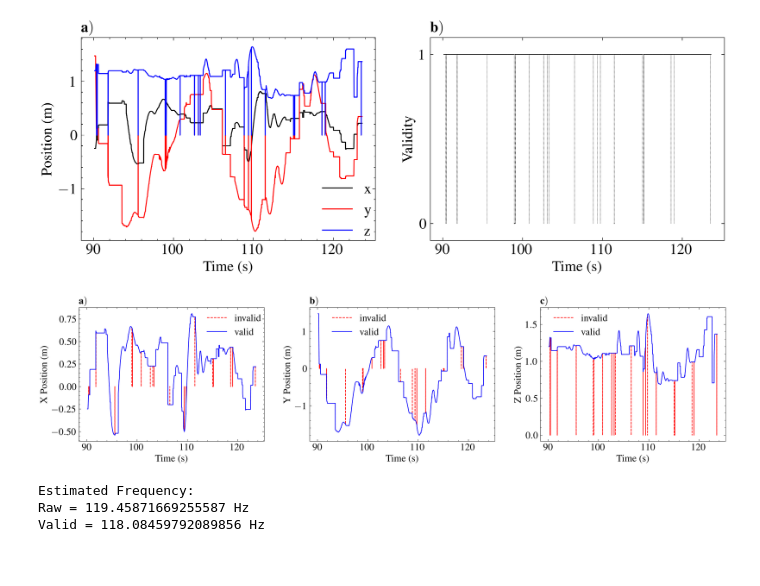
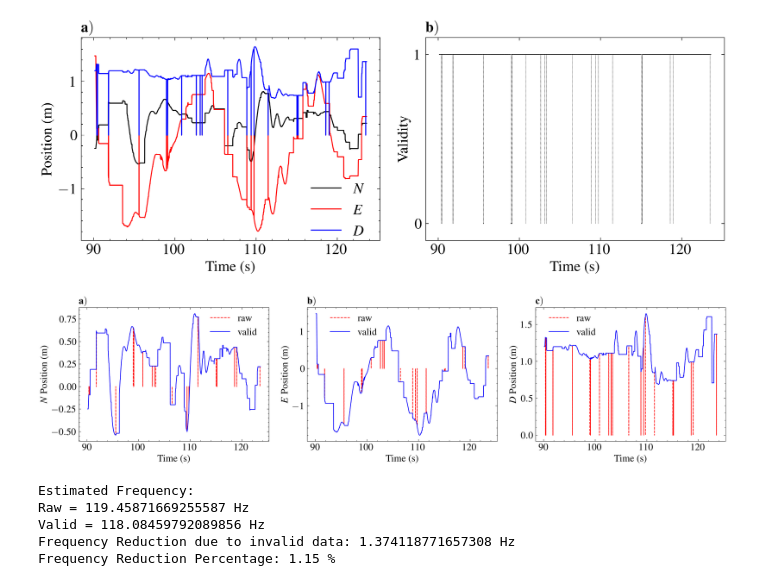
Before and after one commit to ringe-n-5525079/mocap-fyp, a Jupyter notebook: arduino_testing/Xbee_Arduino_Data_Capture_Tests/Paper_Plotting/checksums.ipynb, the cells around one changed output. Saved outputs shown, nothing was run; the diff lists cells and outputs as text; code cells hidden in the pictures.

```diff
--- a/arduino_testing/Xbee_Arduino_Data_Capture_Tests/Paper_Plotting/checksums.ipynb
+++ b/arduino_testing/Xbee_Arduino_Data_Capture_Tests/Paper_Plotting/checksums.ipynb
@@ -74,35 +74,35 @@ valid = valid[subset_idx]
 # %%
 # Plot raw and validity in a subplot
 plt.figure(figsize=(10,4))
 plt.subplot(1,2,1)
-plt.plot(t, x, linestyle='-', label='x')
-plt.plot(t, y, linestyle='-', label='y')
-plt.plot(t, z, linestyle='-', label='z')
+plt.plot(t, x, linestyle='-', label='$N$')
+plt.plot(t, y, linestyle='-', label='$E$')
+plt.plot(t, z, linestyle='-', label='$D$')
 plt.xlabel('Time (s)')
 plt.ylabel('Position (m)')
 plt.title(r'$\bf{a)}$', loc='left')
-plt.legend(loc=(0.8, -0.02))
+plt.legend(loc=(0.75, -0.02))
 ax = plt.subplot(1,2,2)
 # Plot horizontal lines
 # ax.plot(t, valid, 'k-', label='validity', drawstyle='steps-post', linewidth=0.8)
 # Add vertical dashed lines at transitions
 for i in range(1, len(t)):
     if valid[i] != valid[i-1]:
         ax.plot([t[i], t[i]], [valid[i-1], valid[i]], 'k--', linewidth=0.2)
     else:
         ax.plot([t[i-1], t[i]], [valid[i], valid[i]], 'k-', linewidth=0.5)
 ax.set_title(r'$\bf{b)}$', loc='left')
 ax.set_xlabel("Time (s)")
 ax.set_ylabel("Validity")
 ax.set_ylim(-0.1, 1.1)
 ax.set_yticks([0, 1])
 ax.minorticks_off()   # disable minor ticks so no tick lines appear between 0 and 1
 # plt.legend(loc=(1.01, 0.8))
 plt.tight_layout()
 plt.savefig("raw_and_validity_1.pdf", bbox_inches='tight')
 plt.show()
 # %% [output]
-[figure, old version]
+[figure, new version]
 # %%
 # Create new arrays for valid data only
 t_valid = t[valid == 1]
@@ -113,26 +113,26 @@ z_valid = z[valid == 1]
 # Plot invalid and valid data together for each axis, in a 1x3 subplot
 plt.figure(figsize=(15,4))
 plt.subplot(1,3,1)
-plt.plot(t, x, 'r--', label='invalid')
+plt.plot(t, x, 'r--', label='raw')
 plt.plot(t_valid, x_valid, 'b-', label='valid')
 plt.xlabel('Time (s)')
-plt.ylabel('X Position (m)')
+plt.ylabel('$N$ Position (m)')
 plt.title(r'$\bf{a)}$', loc='left')
 plt.legend(loc=(0.67,0.75))
 
 plt.subplot(1,3,2)
-plt.plot(t, y, 'r--', label='invalid')
+plt.plot(t, y, 'r--', label='raw')
 plt.plot(t_valid, y_valid, 'b-', label='valid')
 plt.xlabel('Time (s)')
-plt.ylabel('Y Position (m)')
+plt.ylabel('$E$ Position (m)')
 plt.title(r'$\bf{b)}$', loc='left')
 plt.legend(loc=(0.1,0.75))
 
 plt.subplot(1,3,3)
-plt.plot(t, z, 'r--', label='invalid')
+plt.plot(t, z, 'r--', label='raw')
 plt.plot(t_valid, z_valid, 'b-', label='valid')
 plt.xlabel('Time (s)')
-plt.ylabel('Z Position (m)')
+plt.ylabel('$D$ Position (m)')
 plt.title(r'$\bf{c)}$', loc='left')
 plt.legend(loc=(0.05,0.75))
 
@@ -140,14 +140,23 @@ plt.tight_layout()
 plt.savefig("valid_vs_invalid_1.pdf", bbox_inches='tight')
 plt.show()
 # %% [output]
-[figure, old version]
+[figure, new version]
 # %%
 # Calculating frequency at which data is received
 est_freq_raw = 1 / np.mean(np.diff(t))  # in Hz
 est_freq_valid = 1 / np.mean(np.diff(t_valid))  # in Hz
 # Printing estimated frequency
 print(f"Estimated Frequency:\nRaw = {est_freq_raw} Hz\nValid = {est_freq_valid} Hz")
+
+# Calculate frequency reduction due to invalid data
+freq_reduction = est_freq_raw - est_freq_valid
+print(f"Frequency Reduction due to invalid data: {freq_reduction} Hz")
+# Calculate frequency reduction as a percentage
+freq_reduction_percent = (freq_reduction / est_freq_raw) * 100
+print(f"Frequency Reduction Percentage: {freq_reduction_percent:.2f} %")
 # %% [output]
 Estimated Frequency:
 Raw = 119.45871669255587 Hz
 Valid = 118.08459792089856 Hz
+Frequency Reduction due to invalid data: 1.374118771657308 Hz
+Frequency Reduction Percentage: 1.15 %
```
Also changed, not shown: 4 other files.
